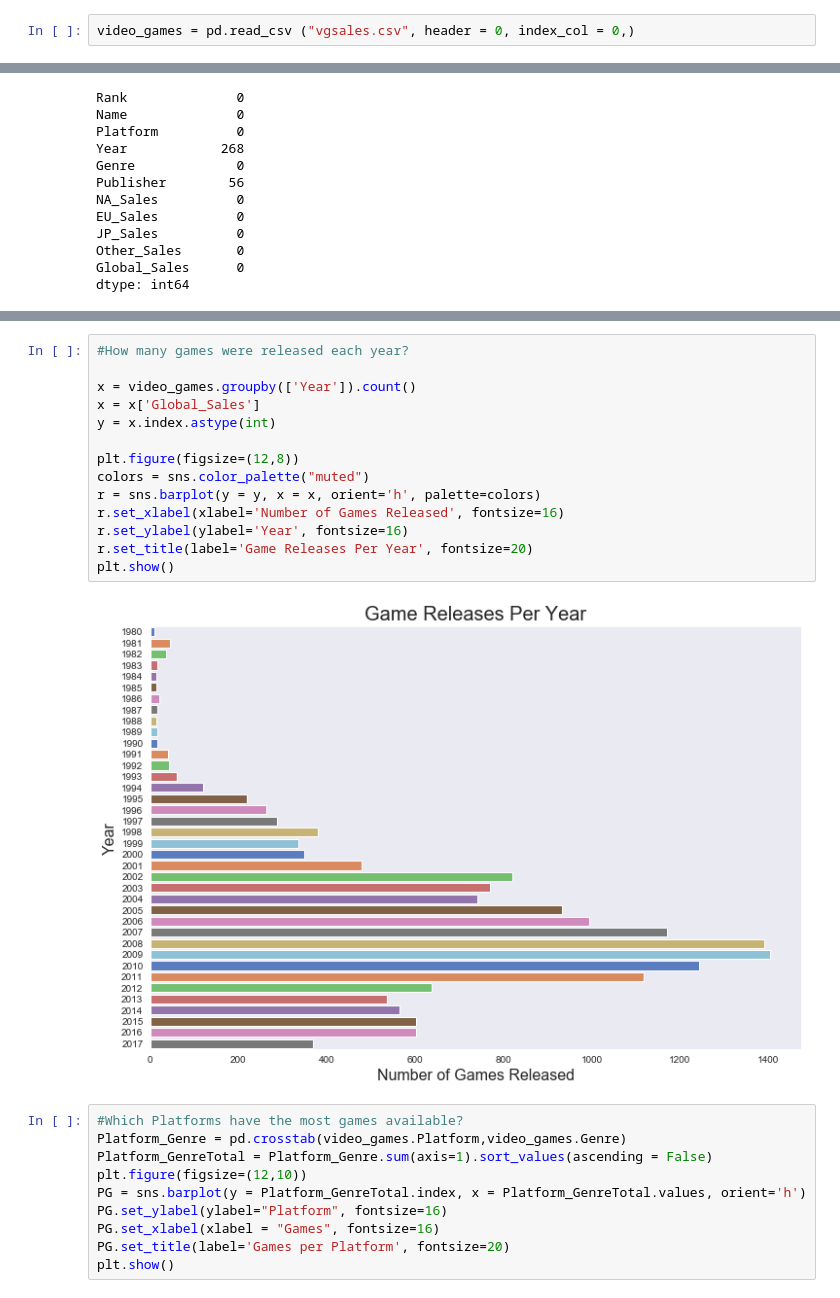
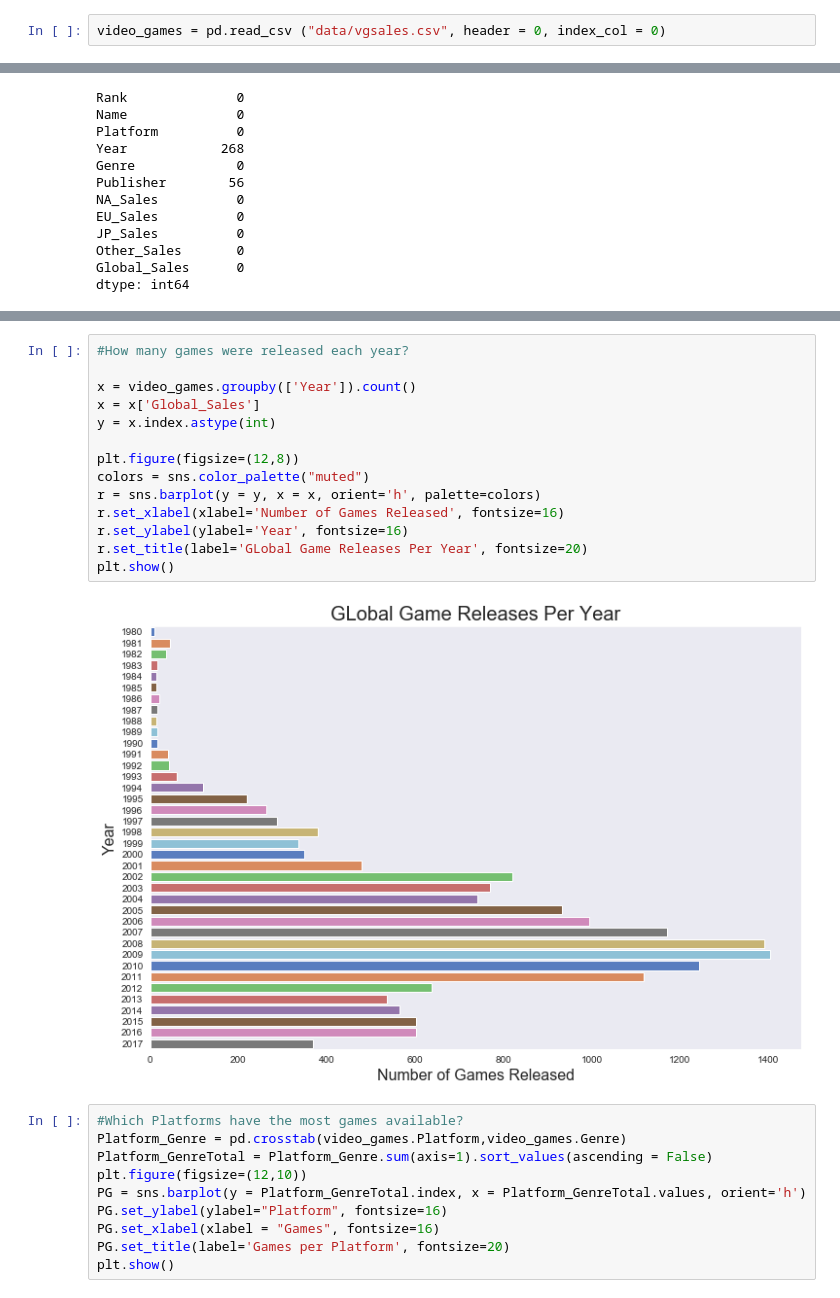
Before and after one commit to pjordan34/video_games, a Jupyter notebook: video_game_sales_analysis.ipynb, the cells around one changed output, grey strips where cells are left out. Drawn from its saved outputs; the diff is of its cells as text.

```diff
--- a/video_game_sales_analysis.ipynb
+++ b/video_game_sales_analysis.ipynb
@@ -7,5 +7,5 @@ sns.despine()
 # %%
-video_games = pd.read_csv ("vgsales.csv", header = 0, index_col = 0,)
+video_games = pd.read_csv ("data/vgsales.csv", header = 0, index_col = 0)
 # %%
 video_games.head()
 # %% [output]
@@ -87,19 +148,19 @@ plt.show()
 # %%
 #How many games were released each year?
 
 x = video_games.groupby(['Year']).count()
 x = x['Global_Sales']
 y = x.index.astype(int)
 
 plt.figure(figsize=(12,8))
 colors = sns.color_palette("muted")
 r = sns.barplot(y = y, x = x, orient='h', palette=colors)
 r.set_xlabel(xlabel='Number of Games Released', fontsize=16)
 r.set_ylabel(ylabel='Year', fontsize=16)
-r.set_title(label='Game Releases Per Year', fontsize=20)
+r.set_title(label='GLobal Game Releases Per Year', fontsize=20)
 plt.show()
 # %% [output]
-[figure, old version]
+[figure, new version]
 # %%
 #Which Platforms have the most games available?
 Platform_Genre = pd.crosstab(video_games.Platform,video_games.Genre)
```
Also changed, not shown: parts of 14 cells of this notebook.
